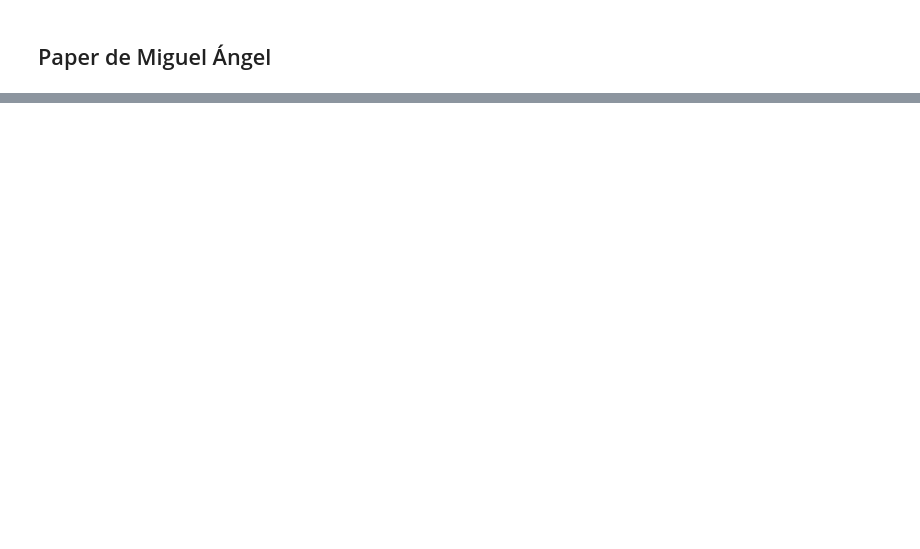
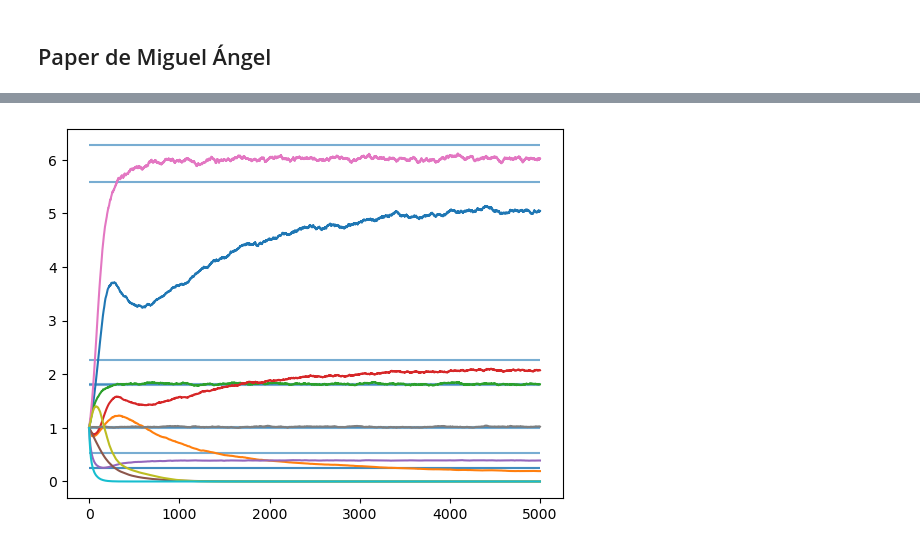
Before and after one commit to OlmoGH/Simulaciones, a Jupyter notebook: Random Walk/macroecological.ipynb, the cells around one changed output, grey strips where cells are left out. Drawn from its saved outputs; the diff is of its cells as text; code cells hidden in the pictures; blank space fills up the shorter version.

```diff
--- a/Random Walk/macroecological.ipynb
+++ b/Random Walk/macroecological.ipynb
@@ -202,55 +195,46 @@ Ejecutado paso  999
 # %% [markdown]
 ## Paper de Miguel Ángel
 # %%
-@njit(fastmath=True)
-def MAdrift(x, tau, K, A):
-    return x/tau * (1 - x/K)
 
 @njit(fastmath=True)
-def diffusion(x, tau, sigma, epsilon):
-    return x * sigma * epsilon
+def interacting_time_series(x_0, sigma, tau, dt, A, steps):
+    N_species = x_0.shape[0]
+    int_time_series = np.zeros((steps, N_species))
+    int_time_series[0] = x_0
+    for i in range(1, steps):
+        drift = int_time_series[i-1] / tau * (1 + A @ int_time_series[i-1])
+        diffusion = int_time_series[i-1] * sigma * np.random.standard_normal(N_species)
+        int_time_series[i] = int_time_series[i-1] + dt * drift + np.sqrt(dt) * diffusion
 
-@njit(fastmath=True)
-def time_series(x_0, steps, dt, params, n_species, A):
-    tau, K, sigma = params
-    x = np.zeros(steps)
-    x[0] = x_0[0]
-    epsilon = np.random.standard_normal(steps)
+    return int_time_series
 
-    for i in range(1, steps):
-        # Primero calculamos el término predictor del algoritmo de Heun
-        drift_predictor = MAdrift(x[i-1], tau, K)
-        diffusion_predictor = diffusion(x[i-1], tau, sigma, epsilon[i-1])
-        x_pred = x[i-1] + dt * drift_predictor + np.sqrt(dt) * diffusion_predictor
+N = 10
+dt = 0.01
+total_time = 50
+steps = int(total_time/dt)
+K_range = np.random.lognormal(size=N)
+x_0 = np.ones(N)
+sigma = 0.01
+tau = 1
 
-        # Y ahora el corrector
-        drift_corrector = drift(x_pred, tau, K)
-        diffusion_corrector = diffusion(x_pred, tau, sigma, epsilon[i-1])
+# Creación de la matriz A
+C = 0.001
+N_c = int(N * 0.01/(sigma**2 * K_range.max()**2))
+print("N_c: ", N_c)
+print("K_max: ", K_range.max())
+A = np.zeros((N, N))
 
-        # Y finalmente promediamos las dos
-        x[i] = x[i-1] + dt * 0.5 * (drift_predictor + drift_corrector) + np.sqrt(dt) * 0.5 * (diffusion_predictor + diffusion_corrector)
-
-    return x
-
-@njit
-def samples(x_0, steps, dt, params):
-    tau, K, sigma = params
-    N = np.shape(x_0)[0]
-    x = x_0
-
-    for i in range(1, steps):
-        epsilon = np.random.standard_normal(N)
-        # Primero calculamos el término predictor del algoritmo de Heun
-        drift_predictor = drift(x, tau, K)
-        diffusion_predictor = diffusion(x, tau, sigma, epsilon)
-        x_pred = x + dt * drift_predictor + np.sqrt(dt) * diffusion_predictor
-
-        # Y ahora el corrector
-        drift_corrector = drift(x_pred, tau, K)
-        diffusion_corrector = diffusion(x_pred, tau, sigma, epsilon)
-
-        # Y finalmente promediamos las dos
-        x += dt * 0.5 * (drift_predictor + drift_corrector) + np.sqrt(dt) * 0.5 * (diffusion_predictor + diffusion_corrector)
+flat_indices = np.arange(N*N)
+selected_indices = np.random.choice(flat_indices, N_c, False)
+rows, columns = np.unravel_index(selected_indices, (N, N))
+A[rows, columns] = np.random.standard_normal(N_c)
+np.fill_diagonal(A, -1 / K_range)
 
 
-    return x
+t_series = interacting_time_series(x_0, sigma, tau, dt, A, steps)
+
+# plt.hist(t_series[-1], bins=30, density=True, alpha=0.8)
+plt.hlines(K_range, xmin=0, xmax=steps, alpha=0.6)
+plt.plot(t_series)
+plt.show()
+# %% [output]
@@ -256,0 +243 @@ def samples(x_0, steps, dt, params):
+[figure, added]
```
Also changed, not shown: parts of 4 cells of this notebook.
